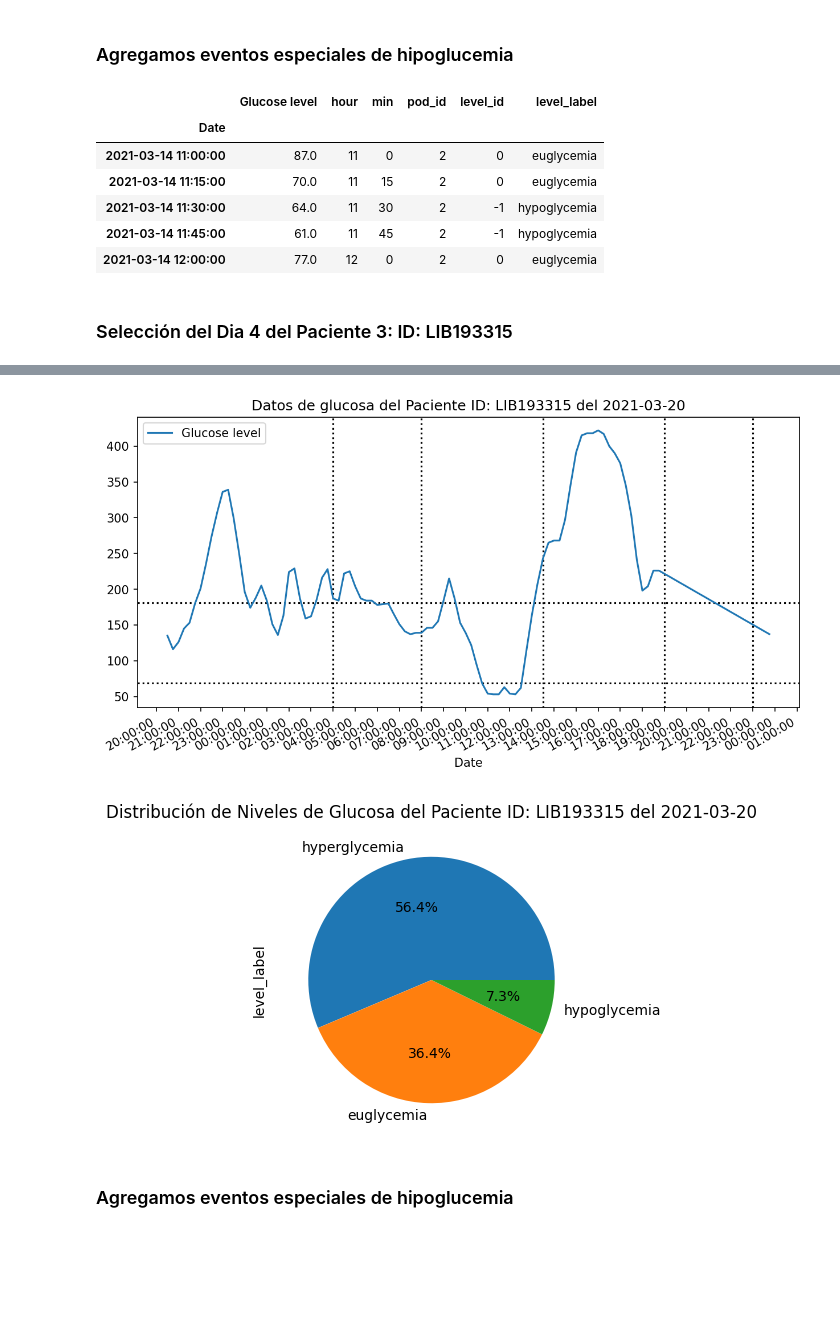
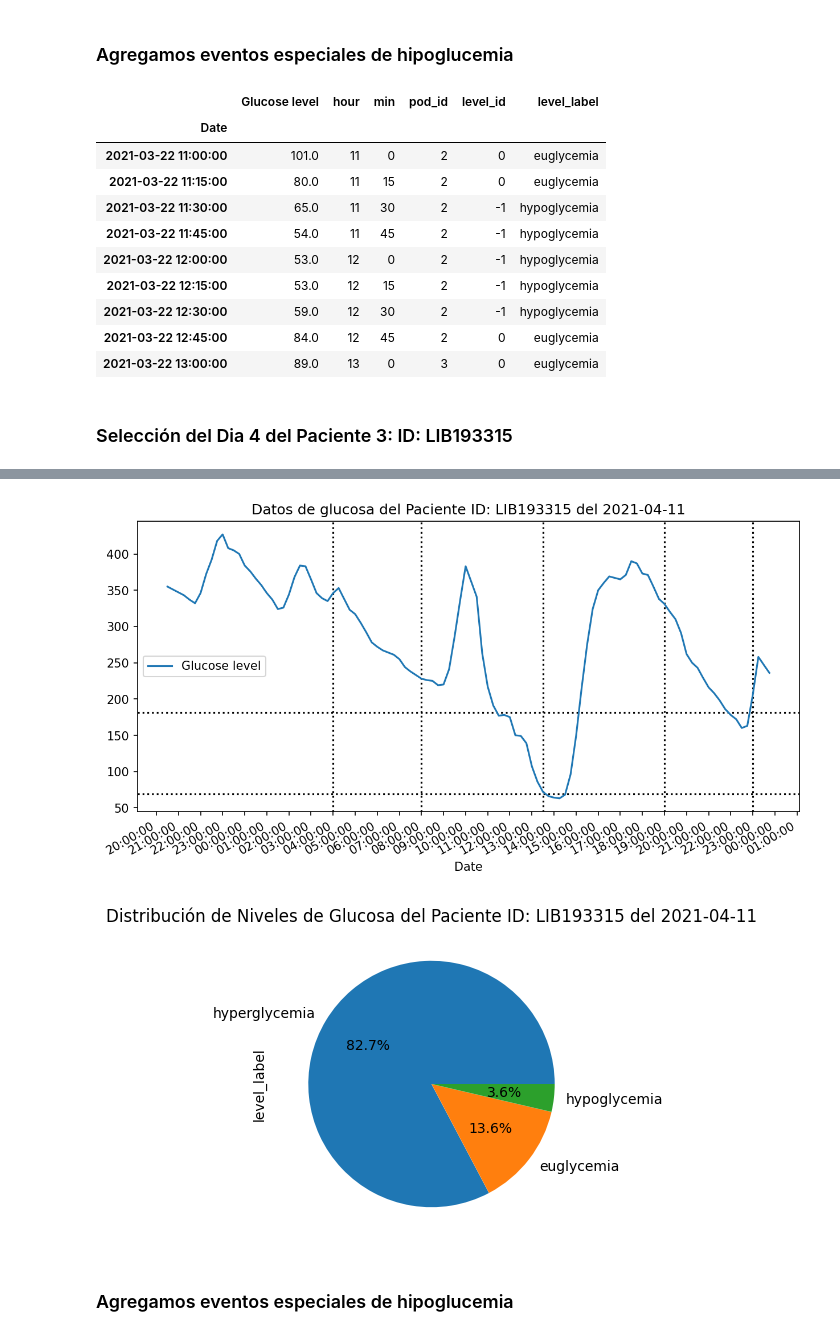
Before and after one commit to wmhr28/tfm-forecasting-glucose, a Jupyter notebook: 3.- Seleccionar los pacientes para evaluación.ipynb, the cells around one changed output, grey strips where cells are left out. Cells and saved outputs as stored; diff of their text form; code cells hidden in the pictures; blank space fills up the shorter version.

```diff
--- a/3.- Seleccionar los pacientes para evaluación.ipynb
+++ b/3.- Seleccionar los pacientes para evaluación.ipynb
@@ -803,7 +803,7 @@ especialesP3.append('2021-03-12 22:00:00')
 # %% [markdown]
 ### Selección del Dia 2 del Paciente 3: ID: LIB193315
 # %%
-dateObj='2021-05-20'
+dateObj='2021-03-18'
 diasP3.append(dateObj)
 
 ObjRangeDateStart=dateObj+' 04:00:00';
@@ -839,7 +843,7 @@ especialesP3.append('2021-05-20 13:00:00')
 # %% [markdown]
 ### Selección del Dia 3 del Paciente 3: ID: LIB193315
 # %%
-dateObj='2021-03-14'
+dateObj='2021-03-22'
 diasP3.append(dateObj)
 
 ObjRangeDateStart=dateObj+' 04:00:00';
@@ -861,13 +865,17 @@ Rango Fin Objetivo   : 2021-03-14 23:59:59
 # %% [markdown]
 ### Agregamos eventos especiales de hipoglucemia
 # %%
-df_rango.loc[dateObj+' 11:00:00':dateObj+' 12:00:00']
+df_rango.loc[dateObj+' 11:00:00':dateObj+' 13:00:00']
 # %% [output]
 |  | Glucose level | hour | min | pod_id | level_id | level_label |
 | Date |  |  |  |  |  |  |
-| 2021-03-14 11:00:00 | 87.0 | 11 | 0 | 2 | 0 | euglycemia |
-| 2021-03-14 11:15:00 | 70.0 | 11 | 15 | 2 | 0 | euglycemia |
-| 2021-03-14 11:30:00 | 64.0 | 11 | 30 | 2 | -1 | hypoglycemia |
-| 2021-03-14 11:45:00 | 61.0 | 11 | 45 | 2 | -1 | hypoglycemia |
-| 2021-03-14 12:00:00 | 77.0 | 12 | 0 | 2 | 0 | euglycemia |
+| 2021-03-22 11:00:00 | 101.0 | 11 | 0 | 2 | 0 | euglycemia |
+| 2021-03-22 11:15:00 | 80.0 | 11 | 15 | 2 | 0 | euglycemia |
+| 2021-03-22 11:30:00 | 65.0 | 11 | 30 | 2 | -1 | hypoglycemia |
+| 2021-03-22 11:45:00 | 54.0 | 11 | 45 | 2 | -1 | hypoglycemia |
+| 2021-03-22 12:00:00 | 53.0 | 12 | 0 | 2 | -1 | hypoglycemia |
+| 2021-03-22 12:15:00 | 53.0 | 12 | 15 | 2 | -1 | hypoglycemia |
+| 2021-03-22 12:30:00 | 59.0 | 12 | 30 | 2 | -1 | hypoglycemia |
+| 2021-03-22 12:45:00 | 84.0 | 12 | 45 | 2 | 0 | euglycemia |
+| 2021-03-22 13:00:00 | 89.0 | 13 | 0 | 3 | 0 | euglycemia |
 # %%
@@ -875,7 +883,7 @@ especialesP3.append('2021-03-14 11:30:00')
 # %% [markdown]
 ### Selección del Dia 4 del Paciente 3: ID: LIB193315
 # %%
-dateObj='2021-03-20'
+dateObj='2021-04-11'
 diasP3.append(dateObj)
 
 ObjRangeDateStart=dateObj+' 04:00:00';
@@ -895,5 +903,5 @@ Rango Fin Objetivo   : 2021-03-20 23:59:59
-[figure, old version]
+[figure, new version]
-[figure, old version]
+[figure, new version]
 # %% [markdown]
 ### Agregamos eventos especiales de hipoglucemia
 # %%
```
Also changed, not shown: parts of 41 cells of this notebook, 16 other files.
